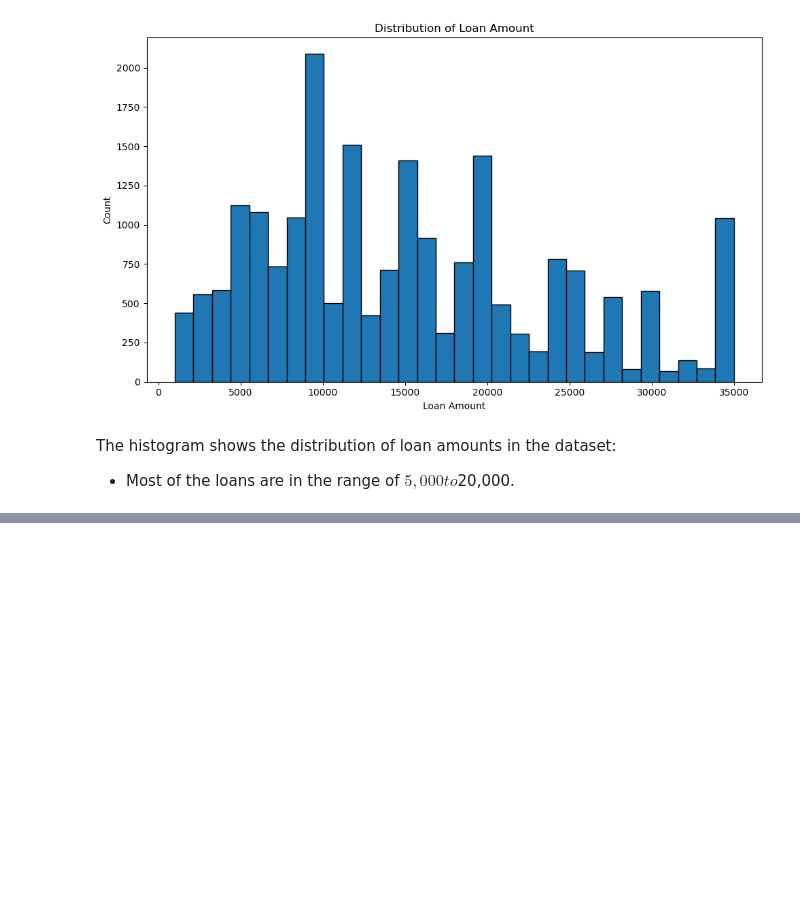
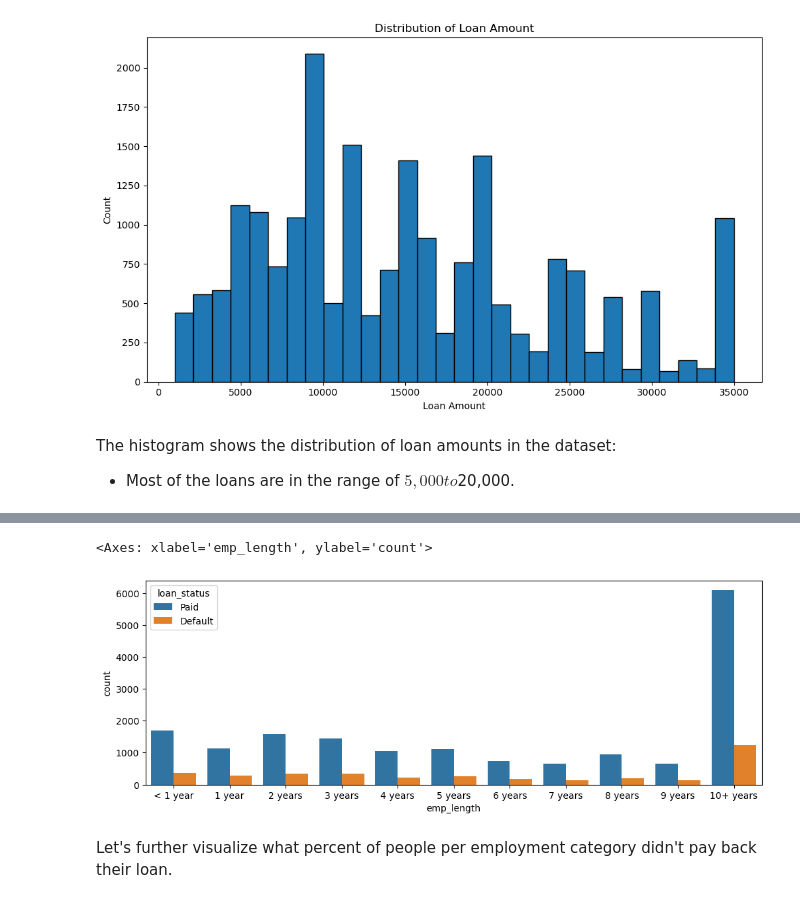
Before and after one commit to rachellliao/loan-default-prediction, a Jupyter notebook: 2. EDA.ipynb, the cells around one changed output, grey strips where cells are left out. Cells and saved outputs as stored; diff of their text form; code cells hidden in the pictures; blank space fills up the shorter version.

```diff
--- a/2. EDA.ipynb
+++ b/2. EDA.ipynb
@@ -192,0 +229,8 @@ The histogram shows the distribution of loan amounts in the dataset:
+# %%
+plt.figure(figsize=(12,4))
+sns.countplot(x='emp_length',data=df_modified,order=emp_length_order,hue='loan_status')
+# %% [output]
+<Axes: xlabel='emp_length', ylabel='count'>
+[figure, added]
+# %% [markdown]
+Let's further visualize what percent of people per employment category didn't pay back their loan.
```
Also changed, not shown: parts of 13 cells of this notebook.
